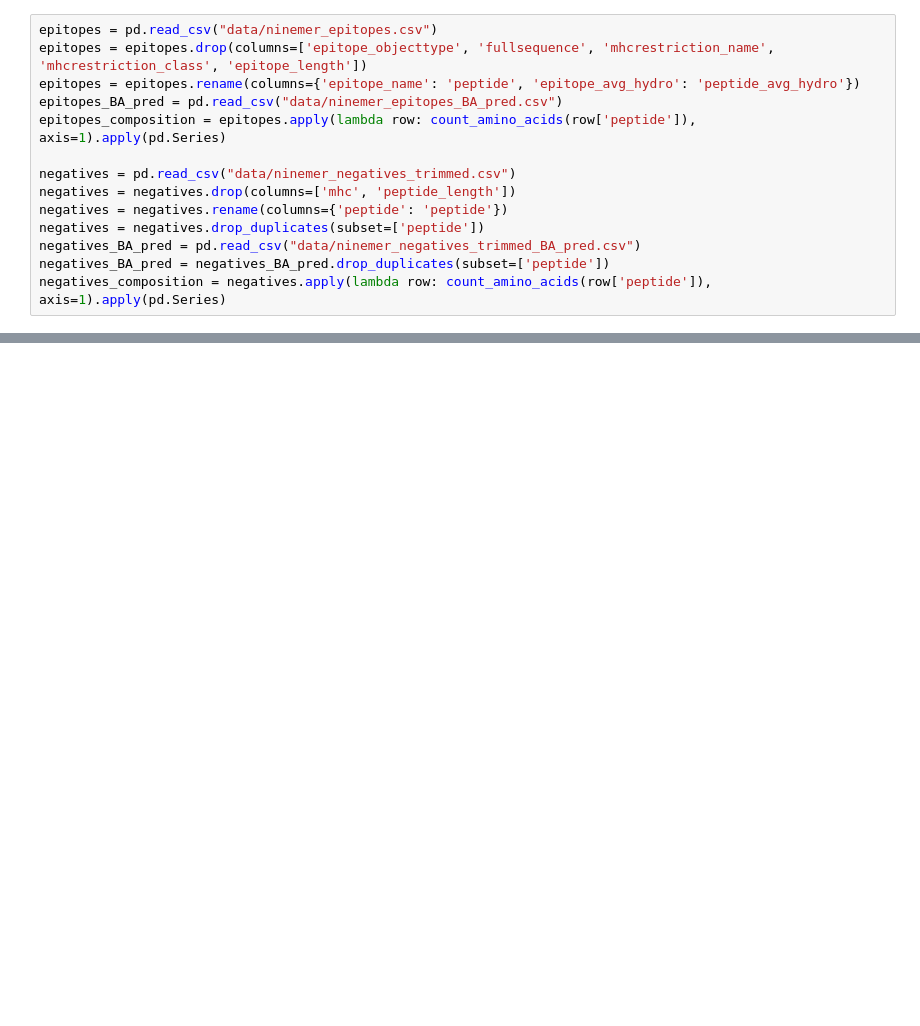
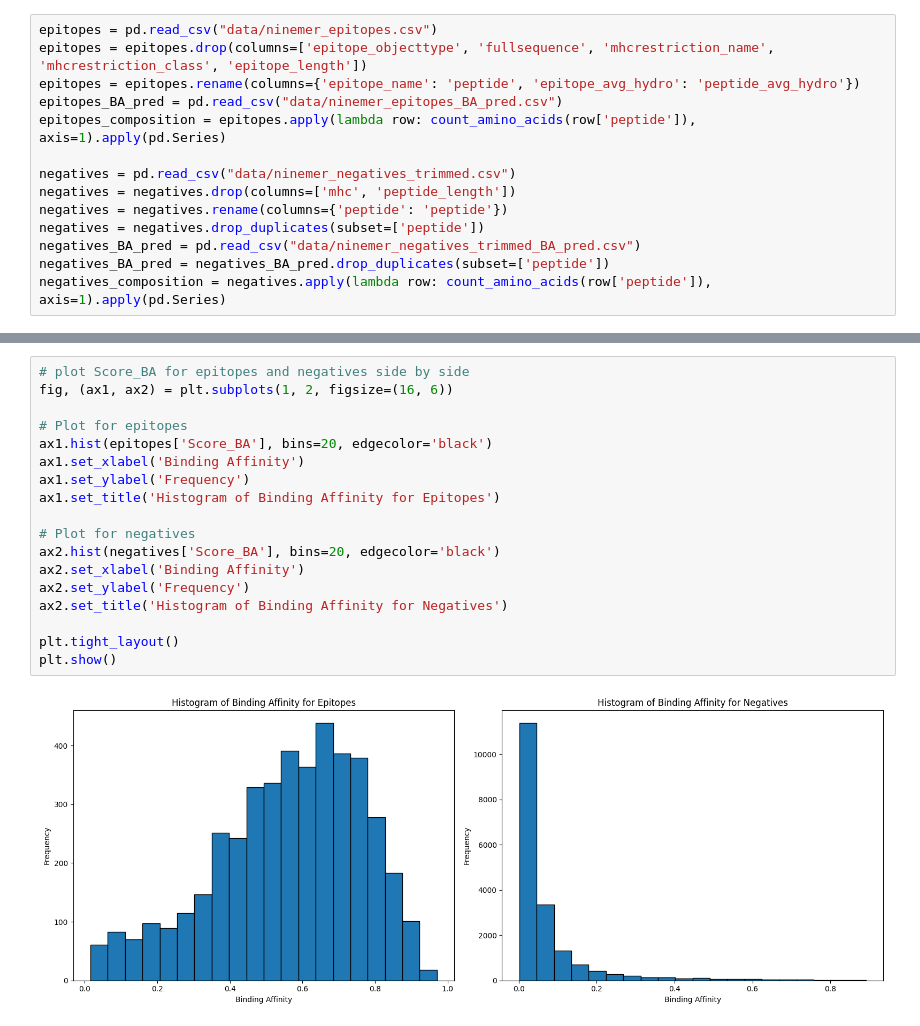
Before and after one commit to Inline6ix/capstone, a Jupyter notebook: capstone.ipynb, the cells around one changed output, grey strips where cells are left out. Drawn from its saved outputs; the diff is of its cells as text; blank space fills up the shorter version.

```diff
--- a/capstone.ipynb
+++ b/capstone.ipynb
@@ -426,0 +519,20 @@ negatives.head()
+# %%
+# plot Score_BA for epitopes and negatives side by side
+fig, (ax1, ax2) = plt.subplots(1, 2, figsize=(16, 6))
+
+# Plot for epitopes
+ax1.hist(epitopes['Score_BA'], bins=20, edgecolor='black')
+ax1.set_xlabel('Binding Affinity')
+ax1.set_ylabel('Frequency')
+ax1.set_title('Histogram of Binding Affinity for Epitopes')
+
+# Plot for negatives
+ax2.hist(negatives['Score_BA'], bins=20, edgecolor='black')
+ax2.set_xlabel('Binding Affinity')
+ax2.set_ylabel('Frequency')
+ax2.set_title('Histogram of Binding Affinity for Negatives')
+
+plt.tight_layout()
+plt.show()
+# %% [output]
+[figure, added]
```
Also changed, not shown: parts of 28 cells of this notebook, 2 other files.
